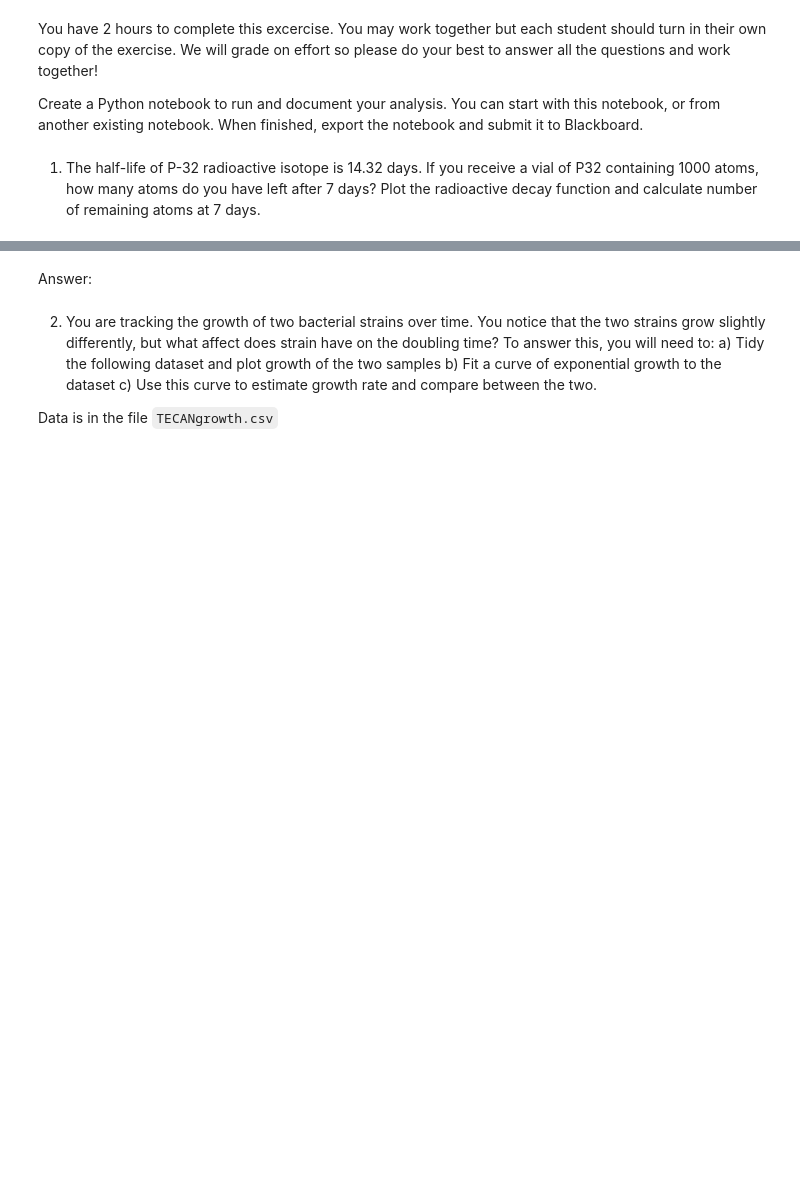
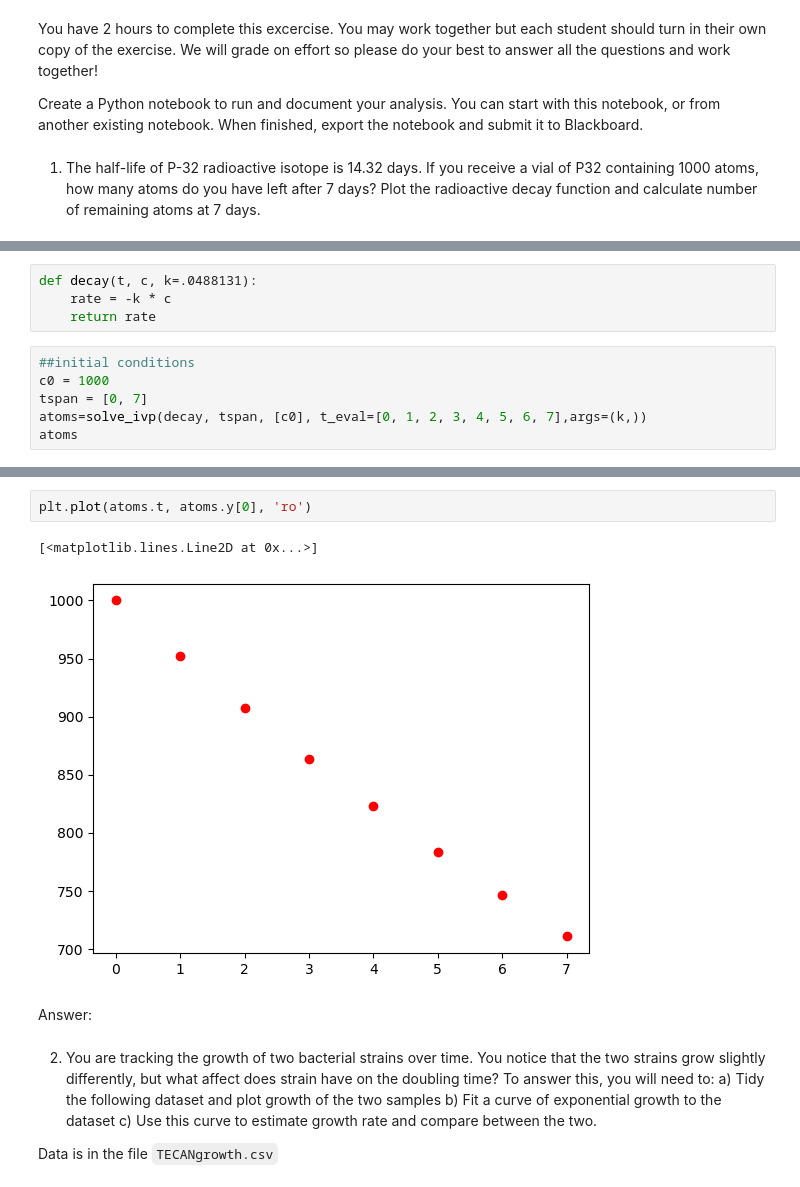
Before and after one commit to timplab/bcmb_bootcamp, a Jupyter notebook: day5/assignments/lunchproblemset_2022.ipynb, the cells around one changed output, grey strips where cells are left out. Drawn from its saved outputs; the diff is of its cells as text; blank space fills up the shorter version.

```diff
--- a/day5/assignments/lunchproblemset_2022.ipynb
+++ b/day5/assignments/lunchproblemset_2022.ipynb
@@ -17,3 +23,13 @@ k = math.log(2)/14.2
 k
 # %% [output]
 0.048813181729573614
+# %%
+def decay(t, c, k=.0488131):
+    rate = -k * c
+    return rate
+# %%
+##initial conditions
+c0 = 1000
+tspan = [0, 7]
+atoms=solve_ivp(decay, tspan, [c0], t_eval=[0, 1, 2, 3, 4, 5, 6, 7],args=(k,))
+atoms
@@ -20,3 +49,8 @@ k
+# %%
+plt.plot(atoms.t, atoms.y[0], 'ro')
+# %% [output]
+[<matplotlib.lines.Line2D at 0x...>]
+[figure, added]
 # %% [markdown]
 Answer:
 # %% [markdown]
```
Also changed, not shown: parts of 20 cells of this notebook.
